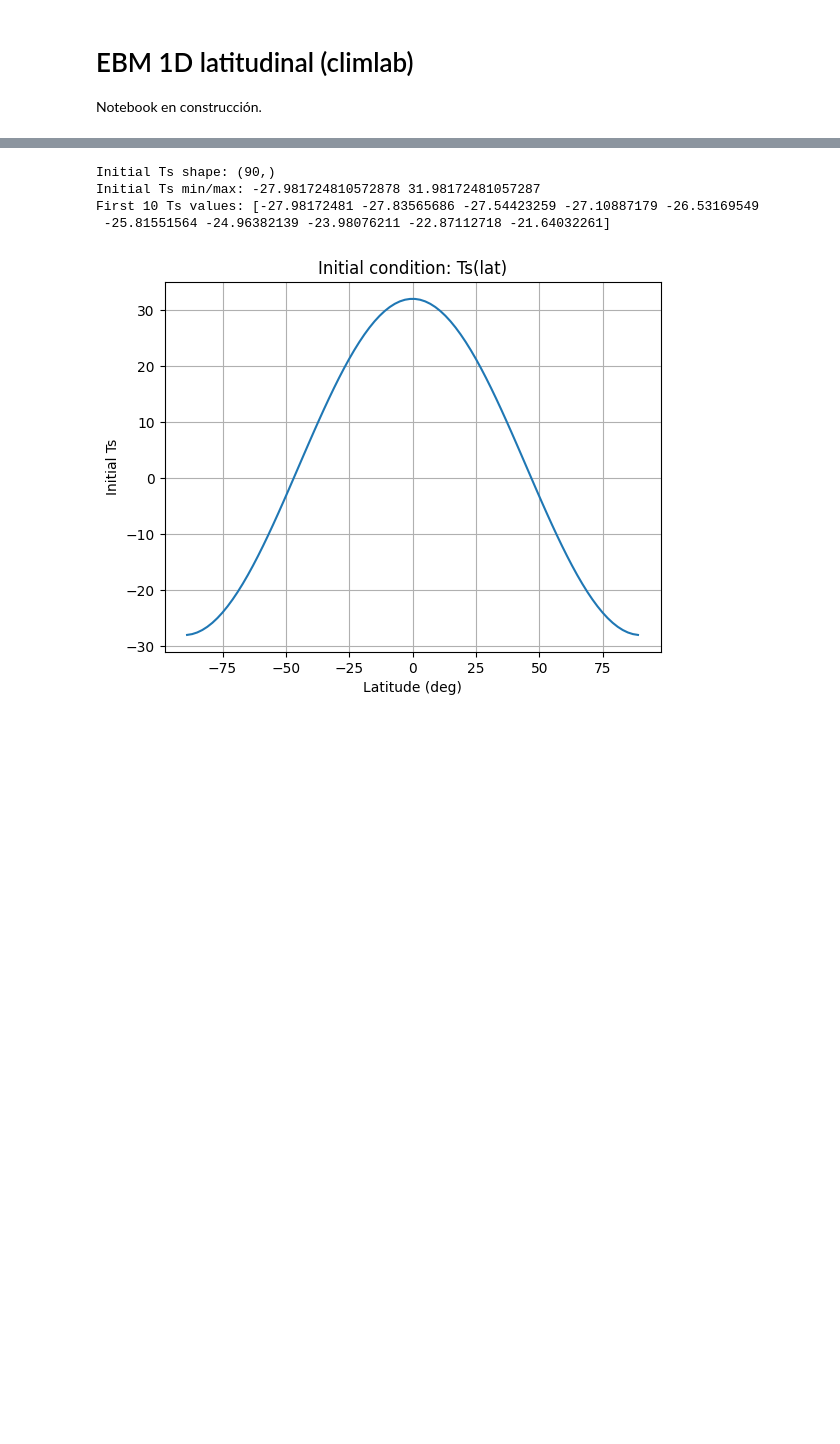
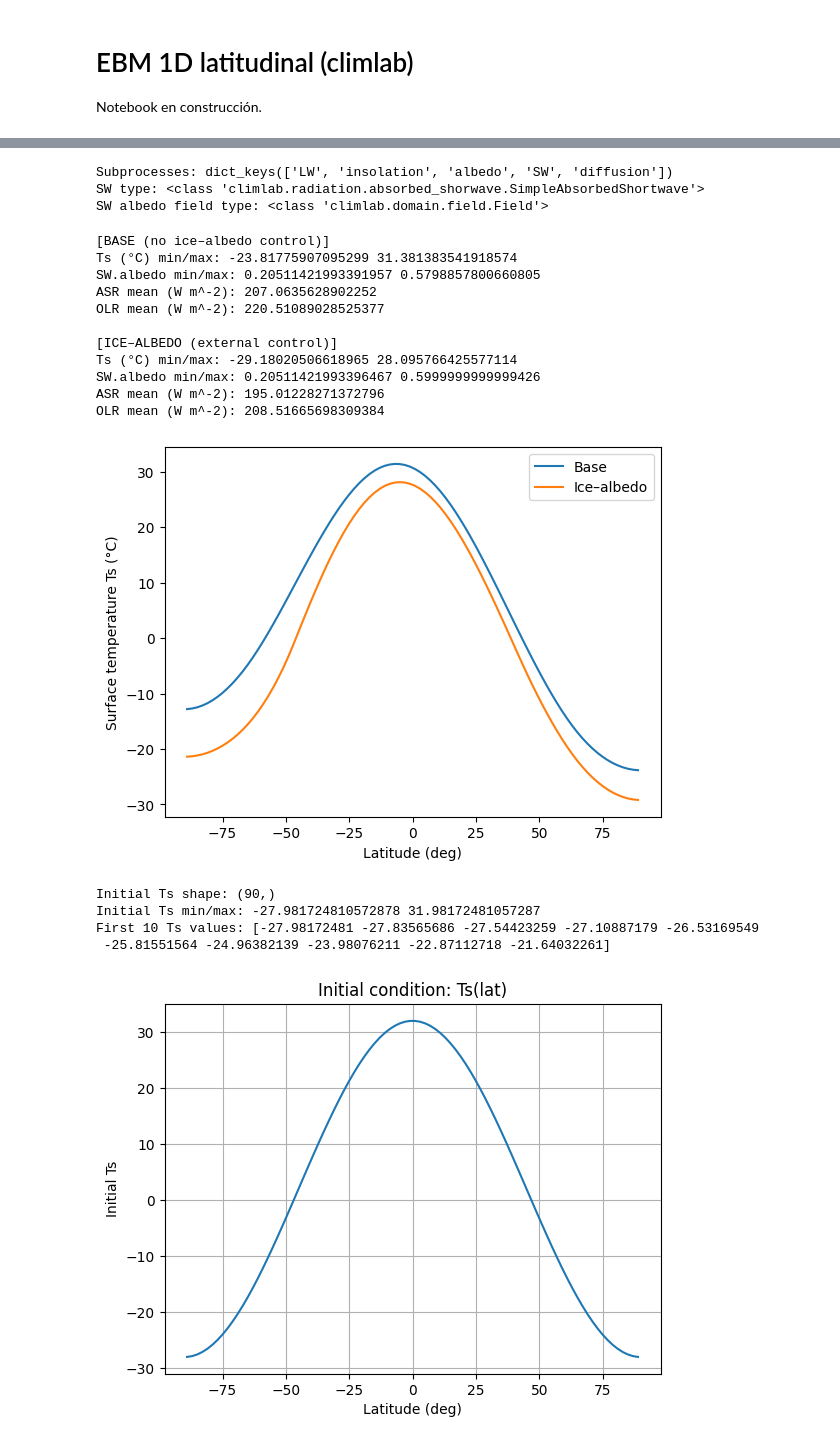
Before and after one commit to RDiazSierra/mgcc-ebm-climlab, a Jupyter notebook: index.ipynb, the cells around one changed output, grey strips where cells are left out. Cells and saved outputs as stored; diff of their text form; code cells hidden in the pictures; blank space fills up the shorter version.

```diff
--- a/index.ipynb
+++ b/index.ipynb
@@ -124,0 +97,30 @@ AttributeError: 'DynamicIceAlbedo' object has no attribute 'compute'
+# %%
+# Cell 4 — Build a clean EBM_seasonal model (baseline + forcing hook)
+
+def build_ebm_seasonal(F=0.0):
+    """
+    Create a fresh EBM_seasonal model and apply forcing as A -> A - F in OLR = A + B*T.
+    Returns: model, alpha_warm_field (baseline SW albedo field to be used as the warm-state reference).
+    """
+    m = climlab.EBM_seasonal()
+
+    # Apply forcing in LW: OLR = A + B*T, so forcing F corresponds to A -> A - F
+    # (positive F reduces OLR at fixed T, warming the system)
+    m.subprocess['LW'].A = m.subprocess['LW'].A - F
+
+    # Baseline latitudinal albedo pattern from climlab (warm reference)
+    alpha_warm = m.subprocess['SW'].albedo.copy()
+
+    return m, alpha_warm
+
+
+# Build the "main" model instance used for the base experiment
+m_base, alpha_warm_base = build_ebm_seasonal(F=F)
+
+print("Subprocesses:", m_base.subprocess.keys())
+print("SW type:", type(m_base.subprocess['SW']))
+print("SW albedo field type:", type(m_base.subprocess['SW'].albedo))
+# %% [output]
+Subprocesses: dict_keys(['LW', 'insolation', 'albedo', 'SW', 'diffusion'])
+SW type: <class 'climlab.radiation.absorbed_shorwave.SimpleAbsorbedShortwave'>
+SW albedo field type: <class 'climlab.domain.field.Field'>
@@ -125,3 +148,46 @@ AttributeError: 'DynamicIceAlbedo' object has no attribute 'compute'
+# %%
+# Cell 6 — Hard verification (no more "0.0 / 0.0" surprises) + minimal plots
+
+def report_albedo_and_energy(model, label="model"):
+    sw = model.subprocess['SW']
+    alpha_used = np.array(sw.albedo).ravel()
+    Ts = np.array(model.state['Ts']).ravel()
+
+    print(f"\n[{label}]")
+    print("Ts (°C) min/max:", float(np.min(Ts)), float(np.max(Ts)))
+    print("SW.albedo min/max:", float(np.min(alpha_used)), float(np.max(alpha_used)))
+    print("ASR mean (W m^-2):", float(np.mean(np.array(model.diagnostics['ASR']))))
+    print("OLR mean (W m^-2):", float(np.mean(np.array(model.diagnostics['OLR']))))
+
+report_albedo_and_energy(m_base, label="BASE (no ice–albedo control)")
+report_albedo_and_energy(m_ice,  label="ICE–ALBEDO (external control)")
+
+
+# Quick pedagogical plot: final latitudinal Ts comparison
+lat = np.array(m_base.lat)
+Ts_base = np.array(m_base.state['Ts']).ravel()
+Ts_ice  = np.array(m_ice.state['Ts']).ravel()
+
+plt.figure()
+plt.plot(lat, Ts_base, label="Base")
+plt.plot(lat, Ts_ice,  label="Ice–albedo")
+plt.xlabel("Latitude (deg)")
+plt.ylabel("Surface temperature Ts (°C)")
+plt.legend()
+plt.show()
+# %% [output]
+[BASE (no ice–albedo control)]
+Ts (°C) min/max: -23.81775907095299 31.381383541918574
+SW.albedo min/max: 0.20511421993391957 0.5798857800660805
+ASR mean (W m^-2): 207.0635628902252
+OLR mean (W m^-2): 220.51089028525377
+
+[ICE–ALBEDO (external control)]
+Ts (°C) min/max: -29.18020506618965 28.095766425577114
+SW.albedo min/max: 0.20511421993396467 0.5999999999999426
+ASR mean (W m^-2): 195.01228271372796
+OLR mean (W m^-2): 208.51665698309384
+[figure, added]
 # %%
 m = climlab.EBM_seasonal()
 
```
Also changed, not shown: parts of 12 cells of this notebook.
